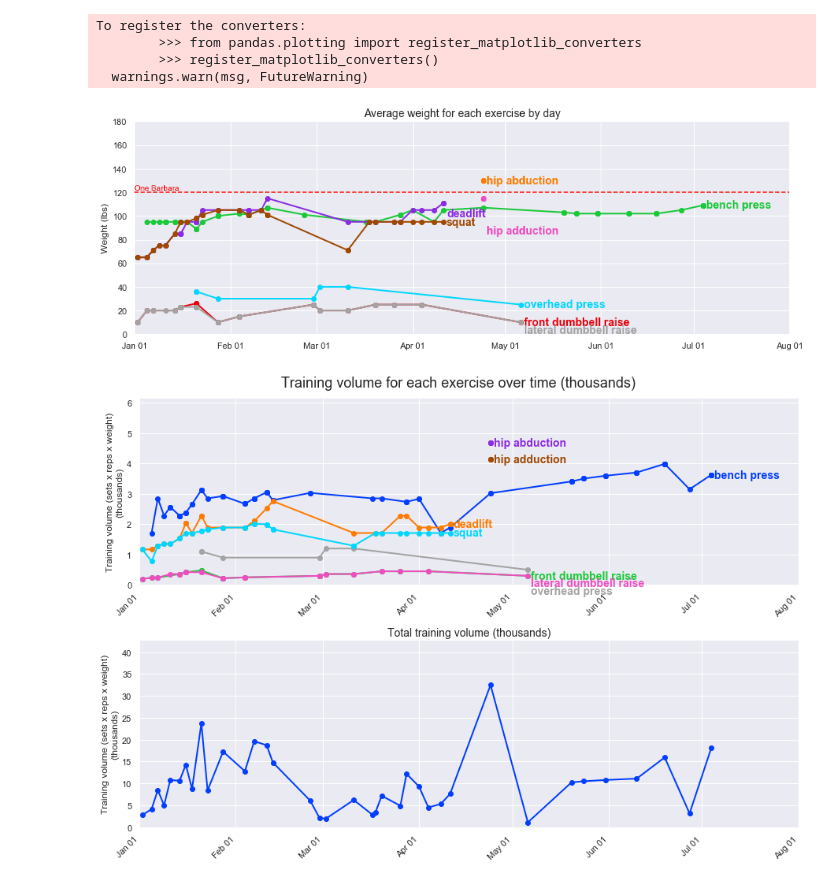
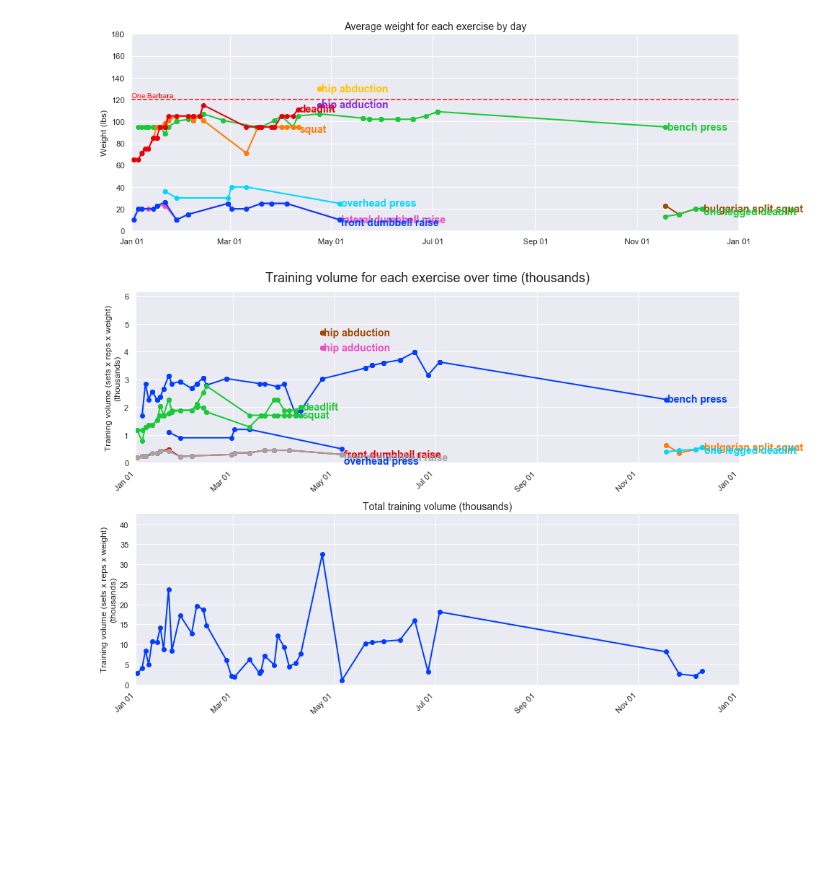
Before and after one commit to lkavenagh/runs, a Jupyter notebook: Workouts.ipynb, the cells around one changed output. Saved outputs shown, nothing was run; the diff lists cells and outputs as text; code cells hidden in the pictures; blank space fills up the shorter version.

```diff
--- a/Workouts.ipynb
+++ b/Workouts.ipynb
@@ -12,7 +12,7 @@ import seaborn as sns
 sns.set()
 sns.set_style("darkgrid")
 sns.set_palette("bright")
-colors = sns.color_palette('bright')
+colors = sns.color_palette('bright',15)
 
 %matplotlib inline
 
@@ -50,48 +50,47 @@ dat = dbGetQuery('SELECT date, \
 dat = dat.sort_values('date')
 
 maxdate = max(dat.date)
-eom_date = datetime.date(maxdate.year, maxdate.month+1, 1)
+if maxdate.month == 12:
+    eom_date = datetime.date(maxdate.year+1, 1, 1)
+else:
+    eom_date = datetime.date(maxdate.year, maxdate.month+1, 1)
 soy_date = datetime.date(maxdate.year, 1, 1)
 # %%
 fig = plt.figure(figsize = (15,5))
 ax = fig.add_subplot(111)
 
 exercises = list(set(dat.exercise))
 
 pos = []
 for n,e in enumerate(exercises):
     this_dat = dat.loc[dat.exercise == e]
     if any(this_dat.rep_unit == 'rep'):
         ax.plot(this_dat.date, this_dat.w_avg_weight, label = e, linewidth = 2, marker='o', color = colors[n])
         this_pos = this_dat.w_avg_weight.tail(1).item()
-        while any([abs(this_pos-c) / np.max(dat.w_avg_weight) < 0.05 for c in pos]):
+        while any([abs(this_pos-c) / np.max(dat.w_avg_weight) < 0.02 for c in pos]):
             closest_val = min(pos, key=lambda x:abs(x-420))
             if this_pos >= closest_val:
-                this_pos = this_pos + (np.max(dat.w_avg_weight)*0.01)
+                this_pos = this_pos + (np.max(dat.w_avg_weight)*0.001)
             else:
-                this_pos = this_pos - (np.max(dat.w_avg_weight)*0.01)
+                this_pos = this_pos - (np.max(dat.w_avg_weight)*0.0001)
 
         pos.append(this_pos)
         ax.text(max(this_dat.date)+datetime.timedelta(1), this_pos, e, color = colors[n], fontweight = 'bold', fontsize = 14, va = 'center')
 
 for var in ['top', 'bottom', 'left', 'right']:
     ax.spines[var].set_visible(False)
 
 ax.set_ylabel('Weight (lbs)')
 xfmt = mdates.DateFormatter('%b %d')
 ax.xaxis.set_major_formatter(xfmt)
 ax.set_title('Average weight for each exercise by day', fontsize = 14)
 ax.set_ylim(0,180);
 ax.set_xlim(soy_date, eom_date)
 
 ax.plot([ax.get_xlim()[0], ax.get_xlim()[1]], [120, 120], color = 'red', linestyle = '--')
 ax.text(x = ax.get_xlim()[0], y = 122, s = 'One Barbara', color = 'red');
 # %% [output]
-To register the converters:
-        >>> from pandas.plotting import register_matplotlib_converters
-        >>> register_matplotlib_converters()
-  warnings.warn(msg, FutureWarning)
-[figure, old version]
+[figure, new version]
 # %%
 fig = plt.figure(figsize = (15,10))
 fig.subplots_adjust(hspace = 0.3)
@@ -108,12 +107,12 @@ for n,e in enumerate(exercises):
     if any(this_dat.rep_unit == 'rep'):
         axs[0].plot(this_dat.date, this_dat.training_vol/1e3, label = e, linewidth = 2, marker='o', color = colors[n])
         this_pos = this_dat.training_vol.tail(1).item()/1e3
-        while any([abs(this_pos-c) / np.max(dat.training_vol/1e3) < 0.05 for c in pos]):
+        while any([abs(this_pos-c) / np.max(dat.training_vol/1e3) < 0.025 for c in pos]):
             closest_val = min(pos, key=lambda x:abs(x-420))
             if this_pos >= closest_val:
-                this_pos = this_pos + (np.max(dat.training_vol/1e3)*0.01)
+                this_pos = this_pos + (np.max(dat.training_vol/1e3)*0.001)
             else:
-                this_pos = this_pos - (np.max(dat.training_vol/1e3)*0.01)
+                this_pos = this_pos - (np.max(dat.training_vol/1e3)*0.001)
         pos.append(this_pos)
         axs[0].text(max(this_dat.date)+datetime.timedelta(1),
                     this_pos,
@@ -144,7 +143,7 @@ for i in range(len(axs)):
 
 fig.suptitle('Training volume for each exercise over time (thousands)', fontsize = 18, y = 0.92);
 # %% [output]
-[figure, old version]
+[figure, new version]
 # %%
 fig = plt.figure(figsize = (15,10))
 fig.subplots_adjust(hspace = 0.3)
```
Also changed, not shown: parts of 2 cells of this notebook.
